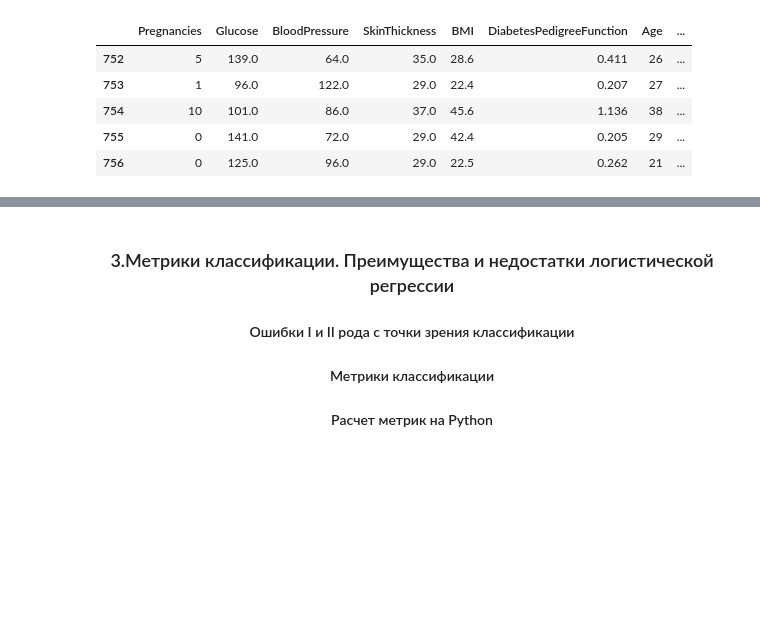
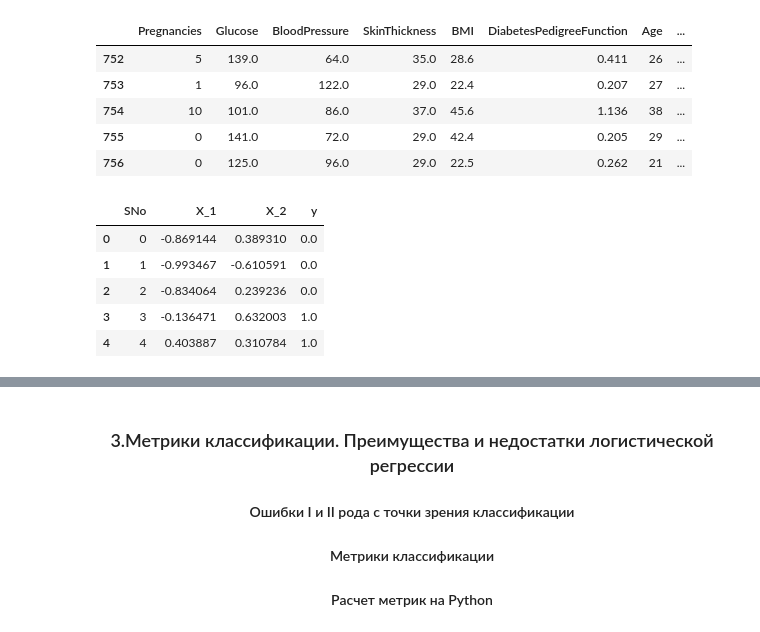
Before and after one commit to Kagemushe/sf_data_science, a Jupyter notebook: Block_4/Block_4_3.ipynb, the cells around one changed output, grey strips where cells are left out. Drawn from its saved outputs; the diff is of its cells as text; code cells hidden in the pictures; blank space fills up the shorter version.

```diff
--- a/Block_4/Block_4_3.ipynb
+++ b/Block_4/Block_4_3.ipynb
@@ -155,3 +155,14 @@ X_temp.tail()
 | 754 | 10 | 101.0 | 86.0 | 37.0 | 45.6 | 1.136 | 38 | ... |
 | 755 | 0 | 141.0 | 72.0 | 29.0 | 42.4 | 0.205 | 29 | ... |
 | 756 | 0 | 125.0 | 96.0 | 29.0 | 22.5 | 0.262 | 21 | ... |
+# %%
+# Задание 2.9
+task_data = pd.read_csv('C:\\IDE\\data\\Block_4\\task_data.csv')
+task_data.head()
+# %% [output]
+|  | SNo | X_1 | X_2 | y |
+| 0 | 0 | -0.869144 | 0.389310 | 0.0 |
+| 1 | 1 | -0.993467 | -0.610591 | 0.0 |
+| 2 | 2 | -0.834064 | 0.239236 | 0.0 |
+| 3 | 3 | -0.136471 | 0.632003 | 1.0 |
+| 4 | 4 | 0.403887 | 0.310784 | 1.0 |
```
Also changed, not shown: parts of 8 cells of this notebook.
